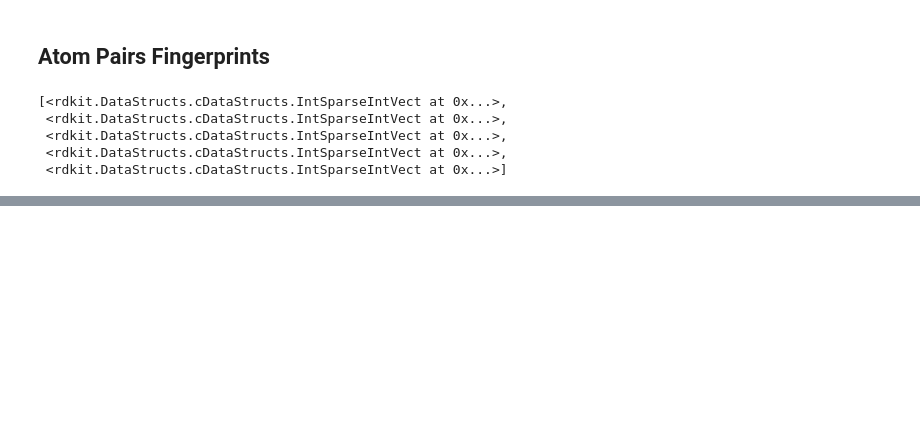
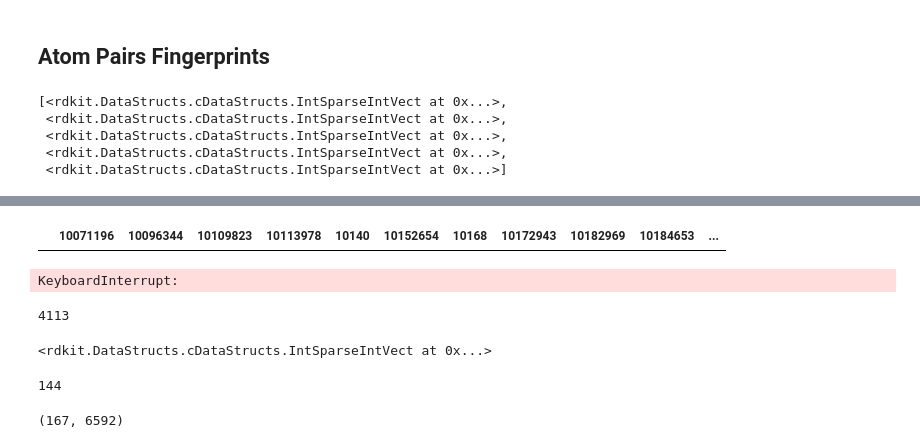
Before and after one commit to MaayanLab/DrugSetLibrary, a Jupyter notebook: SMILES_FINGERPRINTS.ipynb, the cells around one changed output, grey strips where cells are left out. Saved outputs shown, nothing was run; the diff lists cells and outputs as text; code cells hidden in the pictures; blank space fills up the shorter version.

```diff
--- a/SMILES_FINGERPRINTS.ipynb
+++ b/SMILES_FINGERPRINTS.ipynb
@@ -141,0 +224,34 @@ df.head()
+# %%
+atom_pairs_df = pd.DataFrame(columns = all_drugs)
+atom_pairs_df.head()
+# %% [output]
+|  | 10071196 | 10096344 | 10109823 | 10113978 | 10140 | 10152654 | 10168 | 10172943 | 10182969 | 10184653 | ... |
+# %%
+for index, row in df.iterrows():
+    drug = row.loc['PCIDs']
+    ap = atom_pairs_fps[index]
+    for i in range(len(ap)):
+        if ap[i] == 1:
+            atom_pairs_df.loc[i,drug]= 1
+        elif ap[i] == 0:
+            atom_pairs_df.loc[i,drug]= 0
+    if index ==2:
+        break
+# %% [output]
+KeyboardInterrupt:
+# %%
+i
+# %% [output]
+4113
+# %%
+atom_pairs_fps[3982]
+# %% [output]
+<rdkit.DataStructs.cDataStructs.IntSparseIntVect at 0x...>
+# %%
+DataStructs.cDataStructs.SparseBitVect.GetNumOnBits(atom_pairs_fps[2282])
+# %% [output]
+144
+# %%
+atom_pairs_df.shape
+# %% [output]
+(167, 6592)
```
Also changed, not shown: parts of 35 cells of this notebook.
